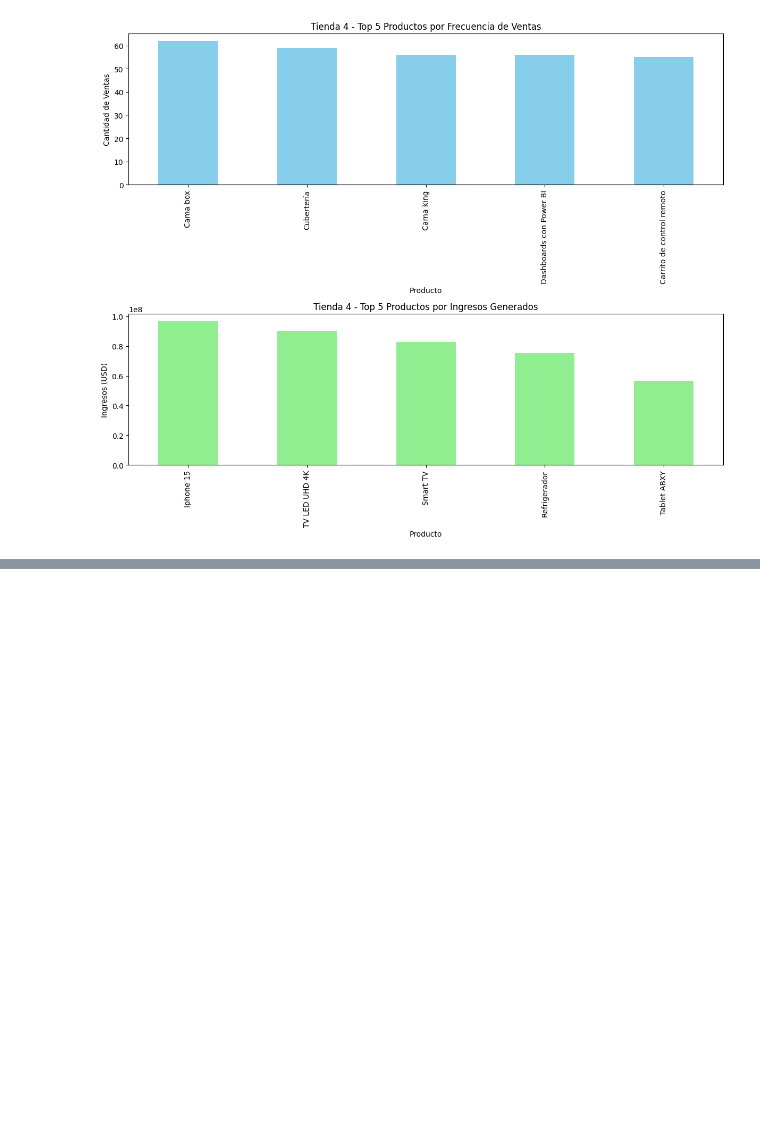
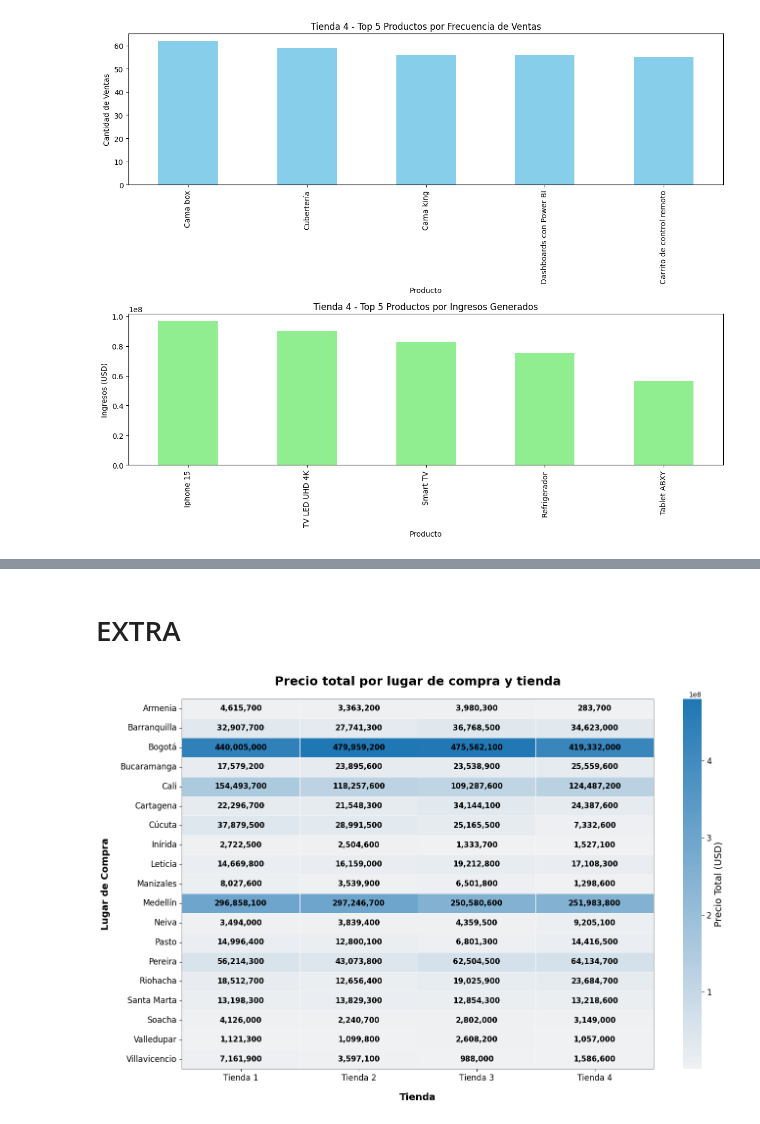
Before and after one commit to PakoAraya/alura-store, a Jupyter notebook: AluraStoreLatam.ipynb, the cells around one changed output, grey strips where cells are left out. Saved outputs shown, nothing was run; the diff lists cells and outputs as text; code cells hidden in the pictures; blank space fills up the shorter version.

```diff
--- a/AluraStoreLatam.ipynb
+++ b/AluraStoreLatam.ipynb
@@ -868,0 +962,57 @@ Top 5 por ingresos generados:
+# %% [markdown]
+# EXTRA
+# %%
+plt.figure(figsize=(14, 9))
+
+# Creamos una paleta personalizada de claros a oscuros
+custom_cmap = sns.light_palette("#1f77b4", as_cmap=True)  # Azul claro como base
+
+ax = sns.heatmap(
+    heatmap_data,
+    annot=heatmap_data.applymap(format_number),
+    fmt="",
+    cmap=custom_cmap,  # Paleta personalizada
+    linewidths=.5,
+    linecolor='whitesmoke',
+    annot_kws={
+        'size': 11,
+        'color': 'black',  # Texto en negro
+        'weight': 'semibold'  # Grosor de fuente
+    },
+    cbar_kws={'label': 'Precio Total (USD)'}
+)
+
+# Configuración de ejes
+plt.title('Precio total por lugar de compra y tienda', fontsize=18, pad=20, weight='bold')
+plt.xlabel('Tienda', fontsize=14, labelpad=15, weight='semibold')
+plt.ylabel('Lugar de Compra', fontsize=14, labelpad=15, weight='semibold')
+
+# Alineación horizontal de etiquetas
+plt.xticks(
+    rotation=0,  # Sin rotación
+    ha='center',  # Centrado horizontal
+    fontsize=12
+)
+plt.yticks(
+    rotation=0,
+    fontsize=12
+)
+
+# Ajuste de colores
+ax.set_facecolor('white')  # Fondo blanco puro
+
+# Barra de color mejorada
+cbar = ax.collections[0].colorbar
+cbar.ax.tick_params(labelsize=12)
+cbar.ax.yaxis.label.set_size(14)
+cbar.outline.set_edgecolor('gray')
+
+# Añadir líneas de referencia
+for _, spine in ax.spines.items():
+    spine.set_visible(True)
+    spine.set_edgecolor('gray')
+
+plt.tight_layout()
+plt.show()
+# %% [output]
+[figure, added]
```
Also changed, not shown: parts of 5 cells of this notebook.
